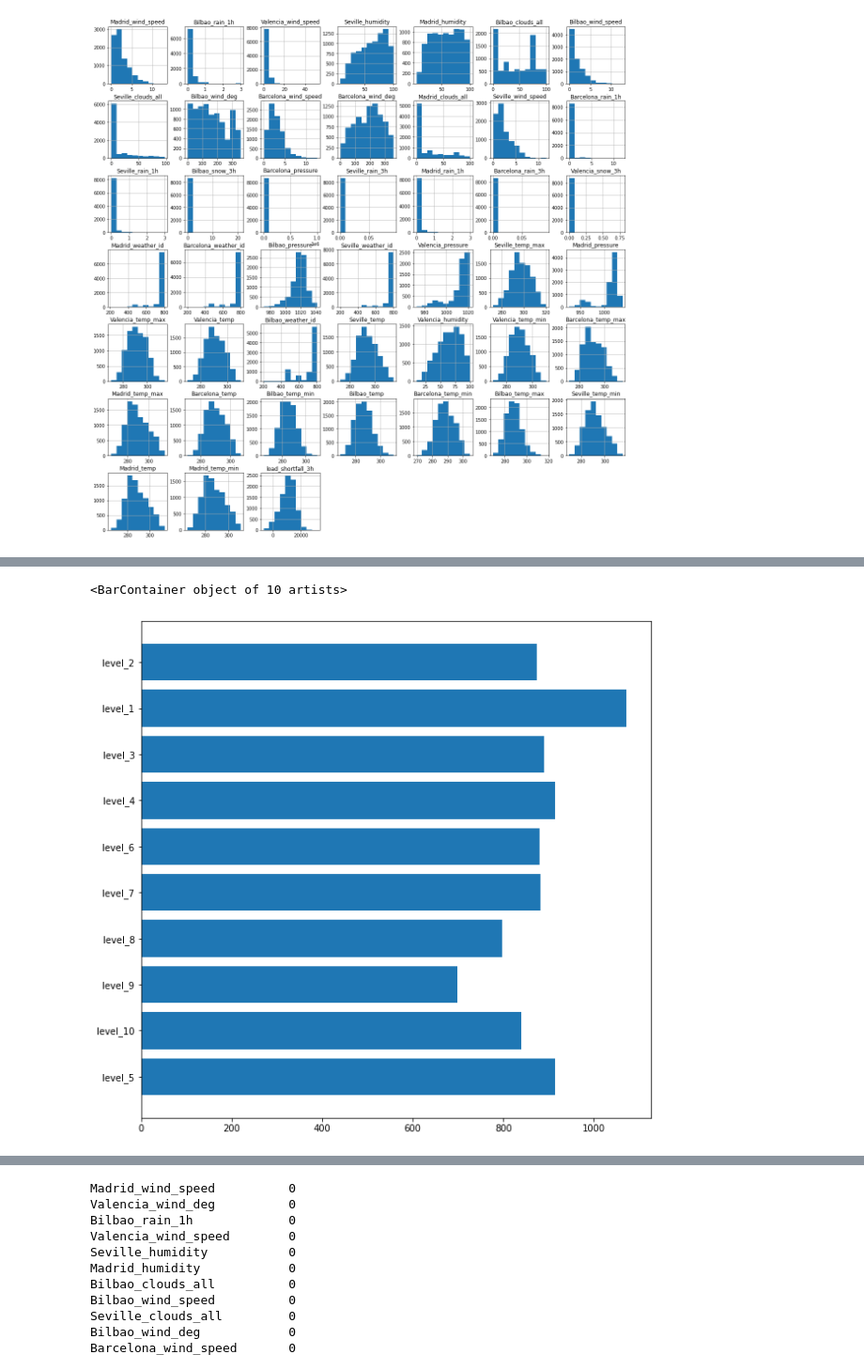
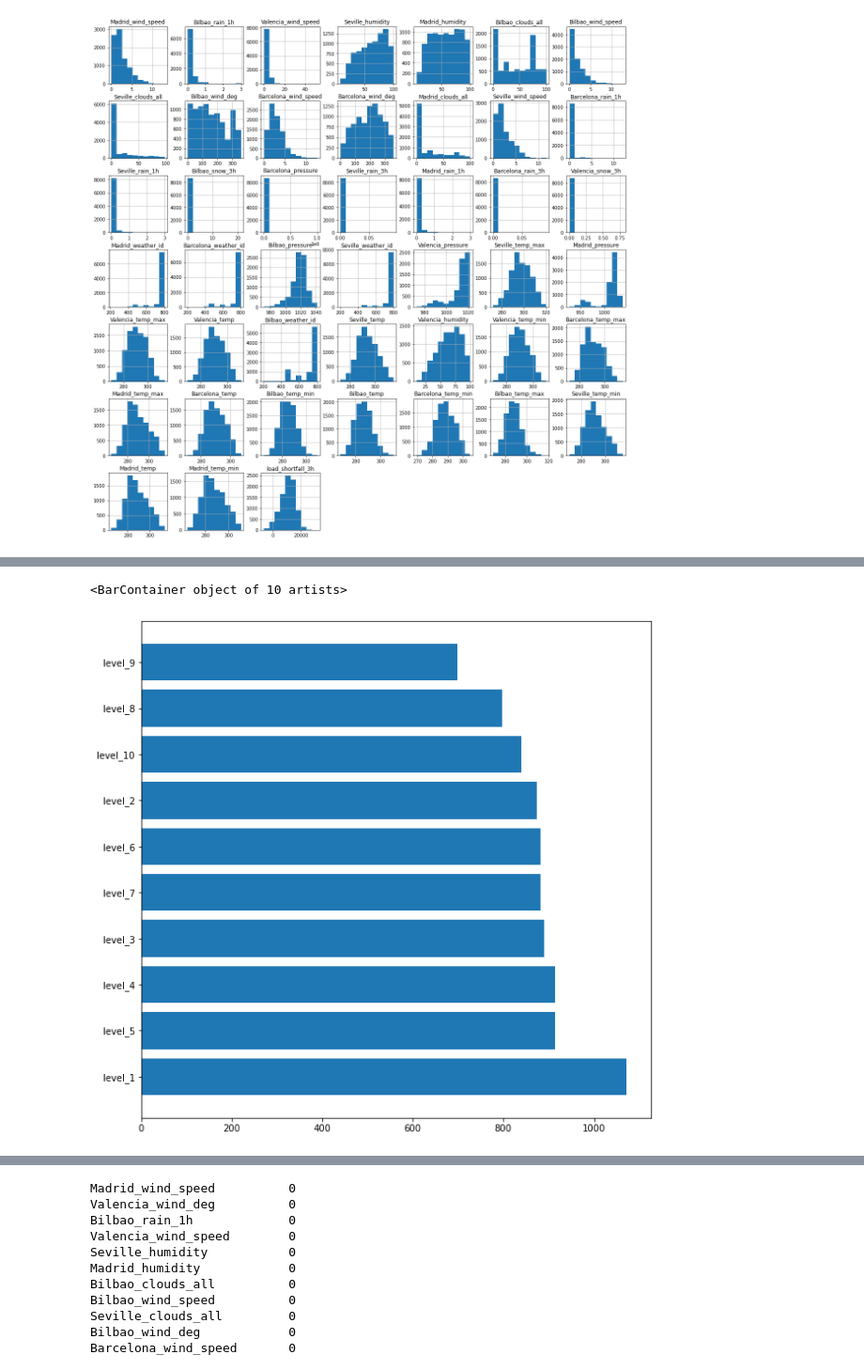
Before and after one commit to ObengKojo23/Team_nm1_WakandaAfrica, a Jupyter notebook: starter-notebook.ipynb, the cells around one changed output, grey strips where cells are left out. Shown at 94% size. Drawn from its saved outputs; the diff is of its cells as text; code cells hidden in the pictures.

```diff
--- a/starter-notebook.ipynb
+++ b/starter-notebook.ipynb
@@ -97,6 +107,6 @@ PARAMETER_CONSTANT = 24
 # %%
 # Load train data with time column as the index column
-train_df = pd.read_csv('df_train.csv', parse_dates=['time'], index_col= ['time']).drop('Unnamed: 0', axis=1)
+train_df = pd.read_csv('df_train.csv', parse_dates=['time'], index_col='time').drop('Unnamed: 0', axis=1)
 train_df.head()
 # %% [output]
 |  | Madrid_wind_speed | Valencia_wind_deg | Bilbao_rain_1h | Valencia_wind_speed | Seville_humidity | ... |
@@ -189,7 +213,6 @@ From the results of the code above there are **two(2)** categorical features and
 # %%
 # Creating categorical features names
-cat_features = ['Valencia_wind_deg', 'Seville_pressure']
+cat_features = np.array(['Valencia_wind_deg', 'Seville_pressure'])
 
 # Creating numerical features names by removing categorical features name from the column_name
-cont_features = [feature for feature in column_names if not feature in cat_features]
-cont_features
+cont_features = np.array([feature for feature in column_names if not feature in cat_features])
@@ -384,19 +389,8 @@ plt.barh(list(Seville_pressure_frequency.keys()), list(Seville_pressure_frequenc
 # %%
-Valencia_wind_deg = train_df[cat_features[0]].values
-Valencia_wind_deg_frequency = {}
+Valencia_wind_deg = train_df[[cat_features[0]]].value_counts().rename_axis('Valencia_wind_deg').reset_index(name='counts')
 
-# iterating over the list
-for item in Valencia_wind_deg:
-   # checking the element in dictionary
-   if item in Valencia_wind_deg_frequency:
-      # incrementing the counr
-      Valencia_wind_deg_frequency[item] += 1
-   else:
-      # initializing the count
-      Valencia_wind_deg_frequency[item] = 1
-plt.figure(figsize=(10, 10))
-plt.barh(list(Valencia_wind_deg_frequency.keys()),
-         list(Valencia_wind_deg_frequency.values()))
+plt.figure(figsize=(10,10))
+plt.barh(Valencia_wind_deg['Valencia_wind_deg'], Valencia_wind_deg['counts'])
 # %% [output]
 <BarContainer object of 10 artists>
-[figure, old version]
+[figure, new version]
```
Also changed, not shown: parts of 35 cells of this notebook.
